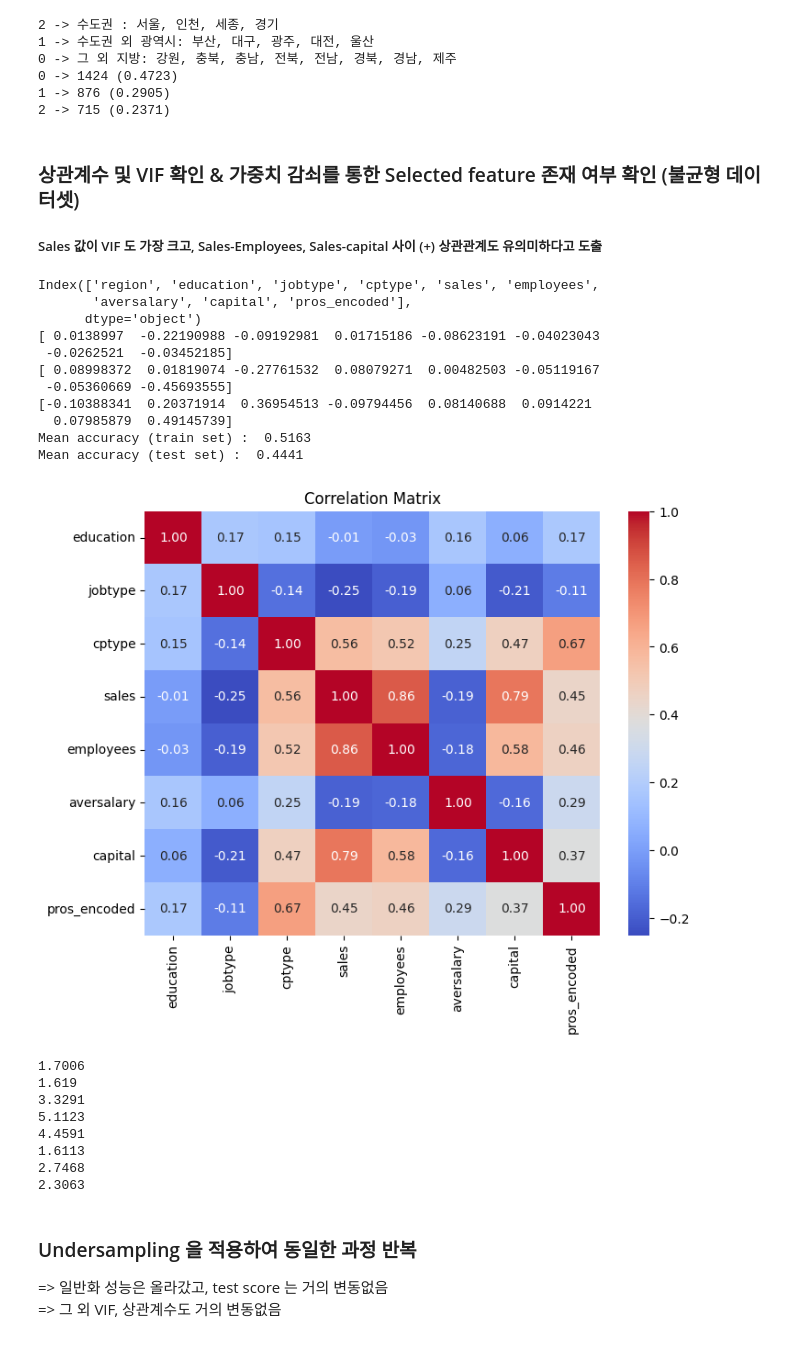
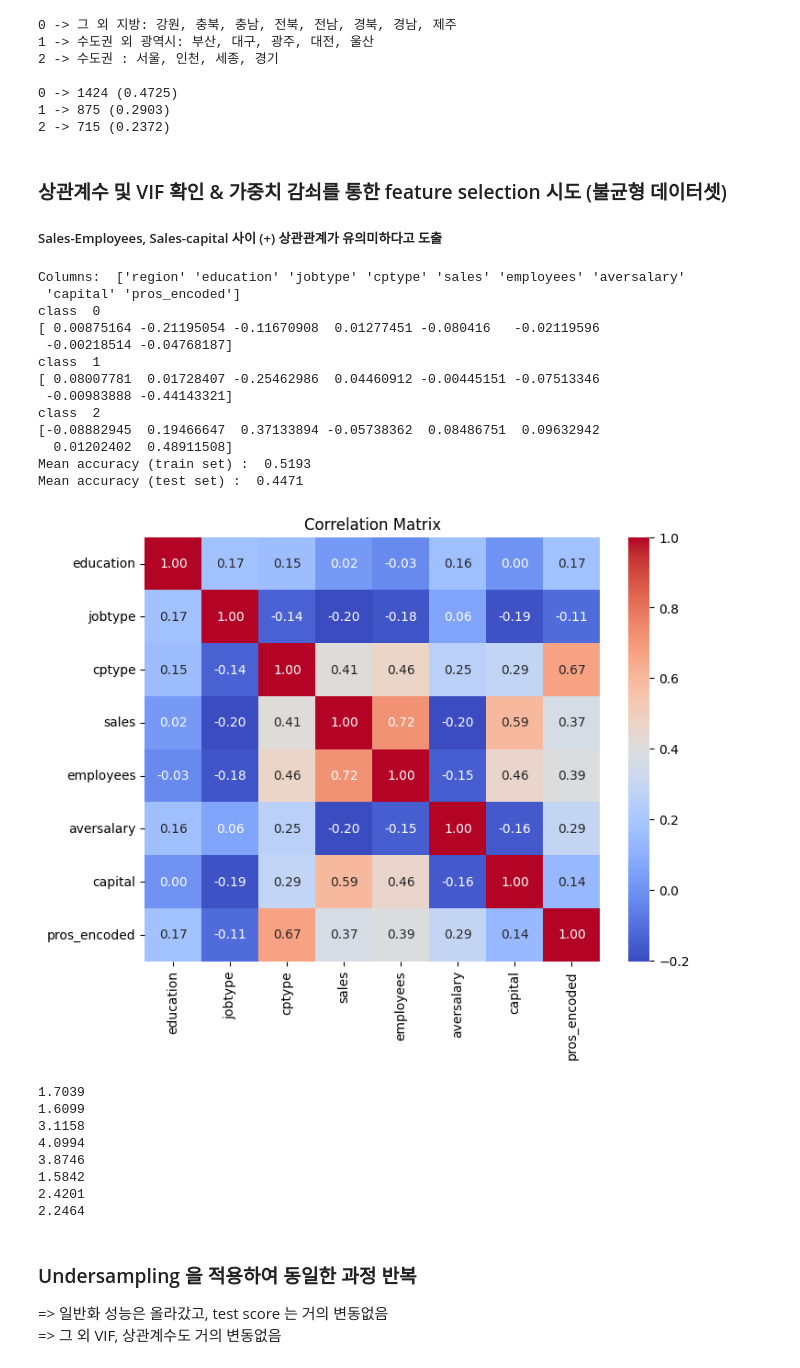
Before and after one commit to RGB234/----------, a Jupyter notebook: prediction.ipynb, the cells around one changed output. Cells and saved outputs as stored; diff of their text form; code cells hidden in the pictures.

```diff
--- a/prediction.ipynb
+++ b/prediction.ipynb
@@ -77,73 +41,82 @@ dtype: object
 # %%
+print("0 -> 그 외 지방: 강원, 충북, 충남, 전북, 전남, 경북, 경남, 제주")
+print("1 -> 수도권 외 광역시: 부산, 대구, 광주, 대전, 울산")
 print("2 -> 수도권 : 서울, 인천, 세종, 경기")
-print("1 -> 수도권 외 광역시: 부산, 대구, 광주, 대전, 울산")
-print("0 -> 그 외 지방: 강원, 충북, 충남, 전북, 전남, 경북, 경남, 제주")
+print()
+
 region_counts = df['region'].value_counts()
 
 total = df['region'].value_counts().sum()
 for region, counts in enumerate(region_counts):
     print(f"{region} -> {counts} ({np.round(counts/total, 4)})")
 # %% [output]
+0 -> 그 외 지방: 강원, 충북, 충남, 전북, 전남, 경북, 경남, 제주
+1 -> 수도권 외 광역시: 부산, 대구, 광주, 대전, 울산
 2 -> 수도권 : 서울, 인천, 세종, 경기
-1 -> 수도권 외 광역시: 부산, 대구, 광주, 대전, 울산
-0 -> 그 외 지방: 강원, 충북, 충남, 전북, 전남, 경북, 경남, 제주
-0 -> 1424 (0.4723)
-1 -> 876 (0.2905)
-2 -> 715 (0.2371)
+
+0 -> 1424 (0.4725)
+1 -> 875 (0.2903)
+2 -> 715 (0.2372)
 # %% [markdown]
-### 상관계수 및 VIF 확인 & 가중치 감쇠를 통한 Selected feature 존재 여부 확인 (불균형 데이터셋)
+### 상관계수 및 VIF 확인 & 가중치 감쇠를 통한 feature selection 시도 (불균형 데이터셋)
 
-<h5> Sales 값이 VIF 도 가장 크고, Sales-Employees, Sales-capital 사이 (+) 상관관계도 유의미하다고 도출 </h5>
+<h5> Sales-Employees, Sales-capital 사이 (+) 상관관계가 유의미하다고 도출 </h5>
 # %%
 # NaN 처리
 df_dropna = df.dropna()
 X = df_dropna.iloc[:, 1:]
 y = df_dropna['region']
 
 X_train, X_test, y_train, y_test = train_test_split(X, y, test_size=0.2, random_state=747, stratify=y)
 
 # Lasso classifier
 # C is inverse of alpha
 linear = LogisticRegression(penalty='l2', C=10)
 linear.fit(X_train, y_train)
 
 # feature selection -> sales, employees, capital
-print(df.columns)
-for coef_set in linear.coef_:
+print("Columns: ", df.columns.values)
+for i in range(len(linear.coef_)):
+    print("class ", i)
+    coef_set = linear.coef_[i]
     print(coef_set)
 
+# Prediction accuracy
 print("Mean accuracy (train set) : ", np.round(linear.score(X_train, y_train), 4))
 print("Mean accuracy (test set) : ", np.round(linear.score(X_test, y_test), 4))
 
+# Correlation matrix
 correlation_matrix = df.loc[:, 'education': 'pros_encoded'].corr()
 plt.figure(figsize=(8, 6))
 sns.heatmap(correlation_matrix, annot=True, cmap='coolwarm', fmt=".2f")
 plt.title('Correlation Matrix')
 plt.show()
 
 for feature in range(len(df.columns[1:])):
     print(np.round(variance_inflation_factor(X_train, feature), 4))
 # %% [output]
-Index(['region', 'education', 'jobtype', 'cptype', 'sales', 'employees',
-       'aversalary', 'capital', 'pros_encoded'],
-      dtype='object')
-[ 0.0138997  -0.22190988 -0.09192981  0.01715186 -0.08623191 -0.04023043
- -0.0262521  -0.03452185]
-[ 0.08998372  0.01819074 -0.27761532  0.08079271  0.00482503 -0.05119167
- -0.05360669 -0.45693555]
-[-0.10388341  0.20371914  0.36954513 -0.09794456  0.08140688  0.0914221
-  0.07985879  0.49145739]
-Mean accuracy (train set) :  0.5163
-Mean accuracy (test set) :  0.4441
+Columns:  ['region' 'education' 'jobtype' 'cptype' 'sales' 'employees' 'aversalary'
+ 'capital' 'pros_encoded']
+class  0
+[ 0.00875164 -0.21195054 -0.11670908  0.01277451 -0.080416   -0.02119596
+ -0.00218514 -0.04768187]
+class  1
+[ 0.08007781  0.01728407 -0.25462986  0.04460912 -0.00445151 -0.07513346
+ -0.00983888 -0.44143321]
+class  2
+[-0.08882945  0.19466647  0.37133894 -0.05738362  0.08486751  0.09632942
+  0.01202402  0.48911508]
+Mean accuracy (train set) :  0.5193
+Mean accuracy (test set) :  0.4471
-[figure, old version]
+[figure, new version]
-1.7006
-1.619
-3.3291
-5.1123
-4.4591
-1.6113
-2.7468
-2.3063
+1.7039
+1.6099
+3.1158
+4.0994
+3.8746
+1.5842
+2.4201
+2.2464
 # %% [markdown]
 ### Undersampling 을 적용하여 동일한 과정 반복
 => 일반화 성능은 올라갔고, test score 는 거의 변동없음
```
Also changed, not shown: parts of 25 cells of this notebook, 10 other files.
